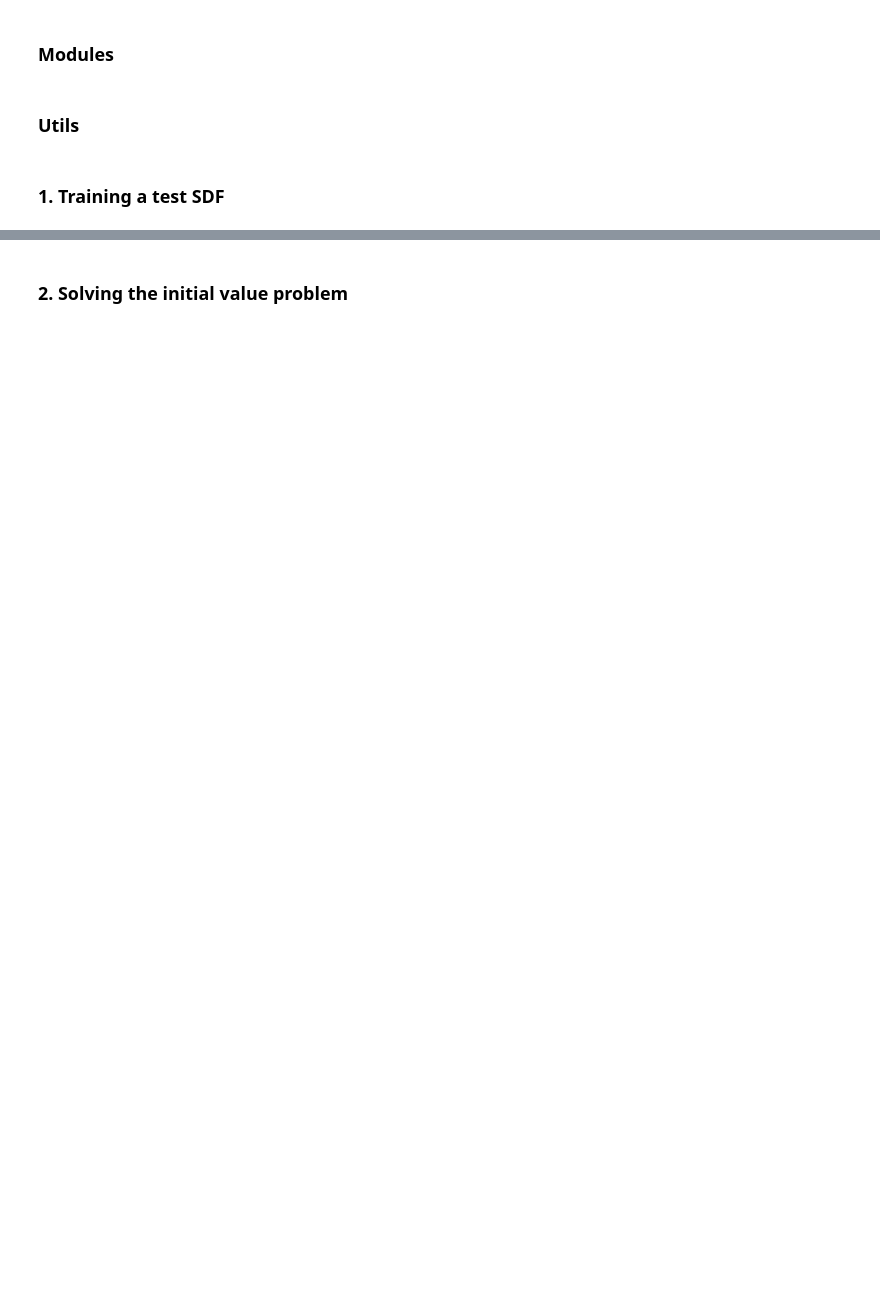
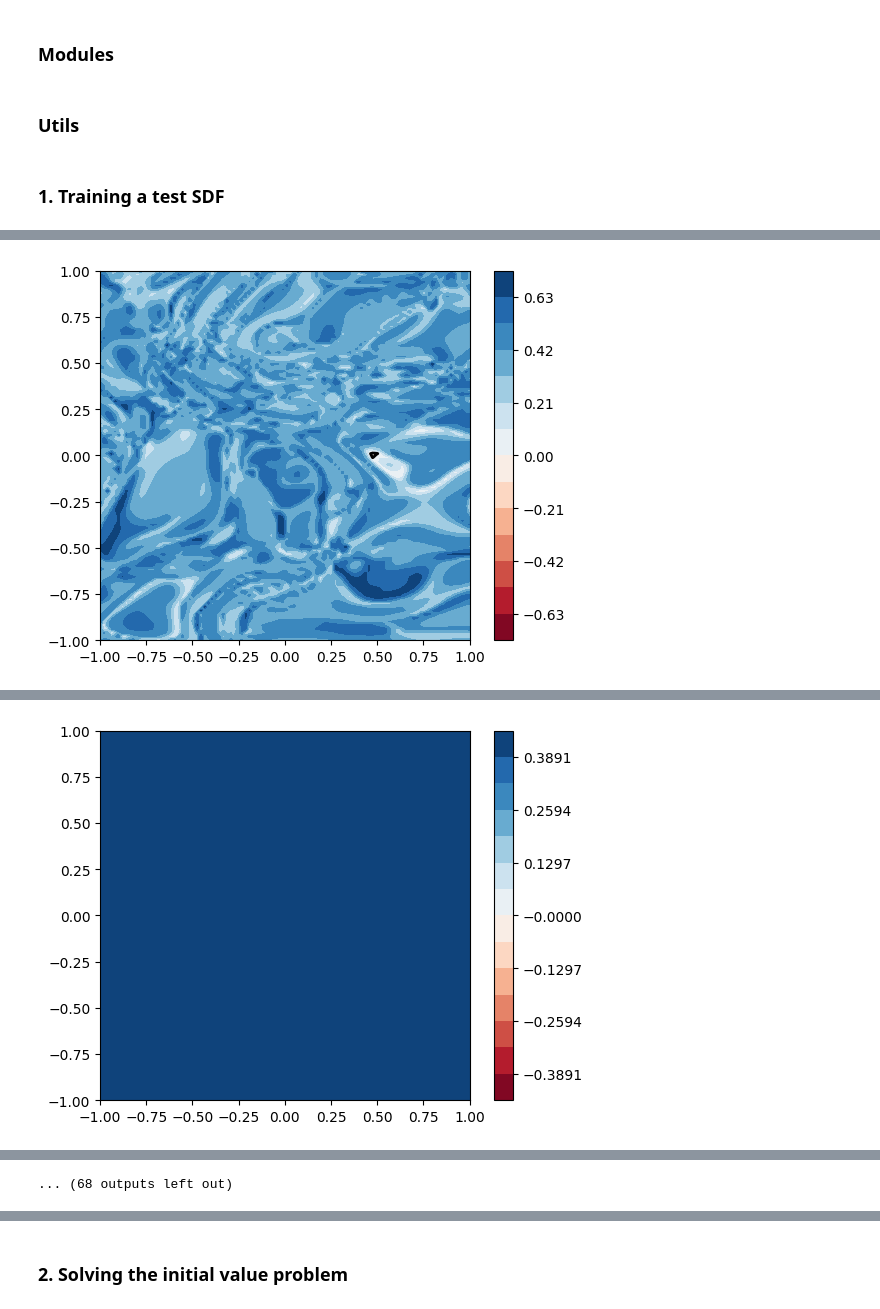
Before and after one commit to Jakub-Szymkowiak/neural-sdf-evo, a Jupyter notebook: sdf-evo-cont_v01.ipynb, the cells around one changed output, grey strips where cells are left out. Cells and saved outputs as stored; diff of their text form; code cells hidden in the pictures; blank space fills up the shorter version.

```diff
--- a/sdf-evo-cont_v01.ipynb
+++ b/sdf-evo-cont_v01.ipynb
@@ -212,4 +301,4 @@ optimizer = optim.Adam(net.parameters(), lr=learning_rate)
 # %%
-n = 25
+n = 50
 grid, _, _ = create_grid(n)
 # %%
@@ -227,21 +333,41 @@ num_epochs = 100
 print_every = 5
+# %%
+def get_eikonal_loss(inputs, net):
+    inputs.requires_grad_(True)
+    outputs = net(inputs)
+    grads = torch.autograd.grad(
+        outputs=outputs,
+        inputs=inputs,
+        grad_outputs=torch.ones_like(outputs),
+        create_graph=True,
+        only_inputs=True)[0]
+    gradient_norm = torch.norm(grads, dim=1)
+    return ((gradient_norm - 1.0) ** 2).mean()
 # %%
 @timer
 def train_sdf():
     for epoch in range(1, num_epochs+1):
         for batch_x, batch_y in dataloader:
             optimizer.zero_grad()
             preds = net(batch_x).flatten()
-            loss = nn.MSELoss()(preds, batch_y)
+            mse_loss = nn.MSELoss()(preds, batch_y)
+            eikonal_loss = get_eikonal_loss(batch_x, net)
+            loss = mse_loss + 0.01 * eikonal_loss
             loss.backward()
             optimizer.step()
 
+        # scheduler, evaluation
+        net.eval()
+        preds = net(X).flatten()
+        loss = nn.MSELoss()(preds, Y)
+        scheduler.step(loss)
+
         if epoch % print_every == 0:
-            net.eval()
-            preds = net(X).flatten()
-            loss = nn.MSELoss()(preds, Y)
+            plot_sdf(net)
             print(f'[{epoch}/{num_epochs}] Loss = {loss}')
-            net.train()
+
+        net.train()
 
 train_sdf()
 # %% [output]
+[figure, added]
@@ -248,0 +375 @@ KeyboardInterrupt:
+[figure, added]
@@ -249,3 +385,4 @@ KeyboardInterrupt:
+... (68 outputs left out)
 # %%
 plot_sdf(net)
 # %% [output]
```
Also changed, not shown: parts of 20 cells of this notebook, 2 other files.
